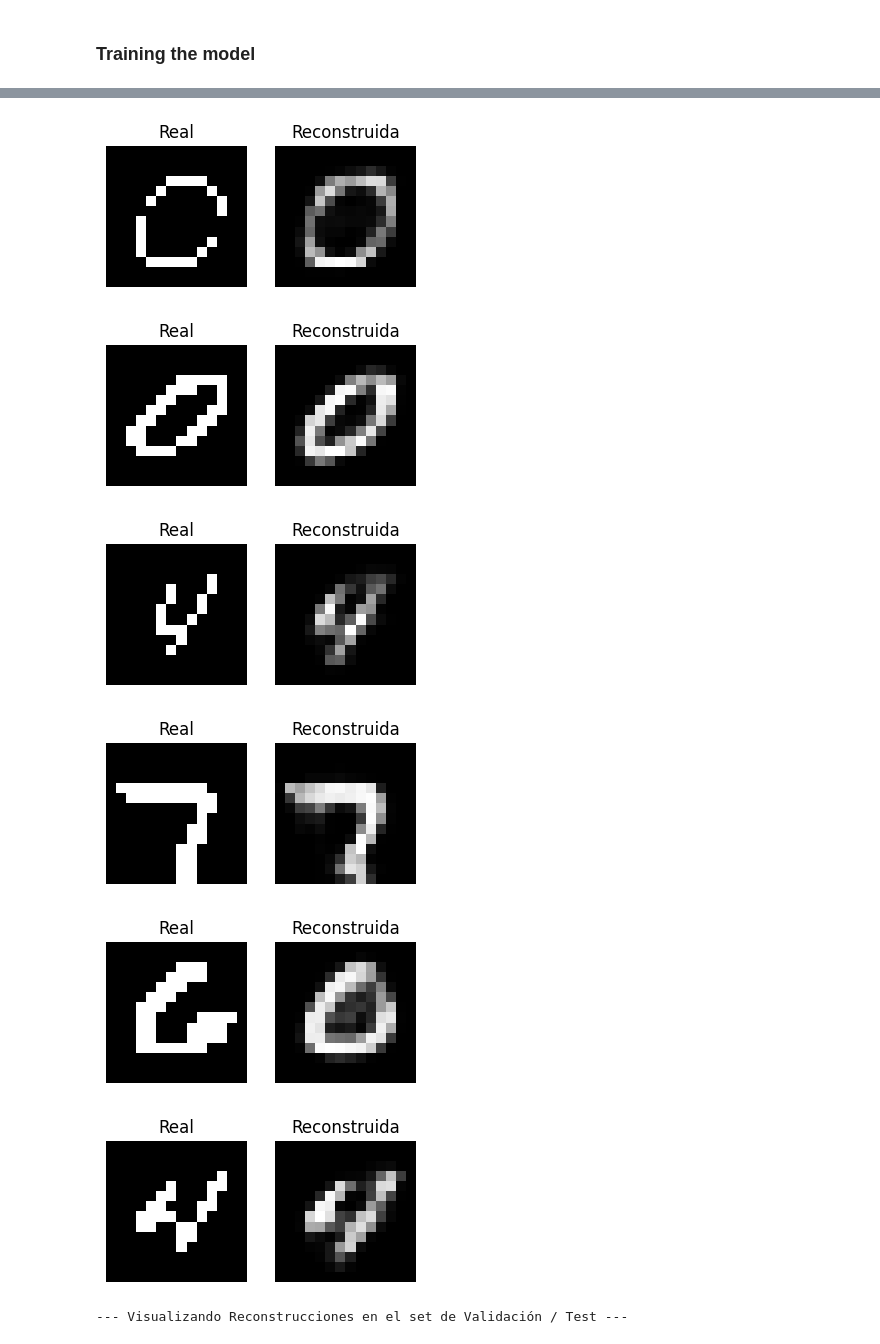
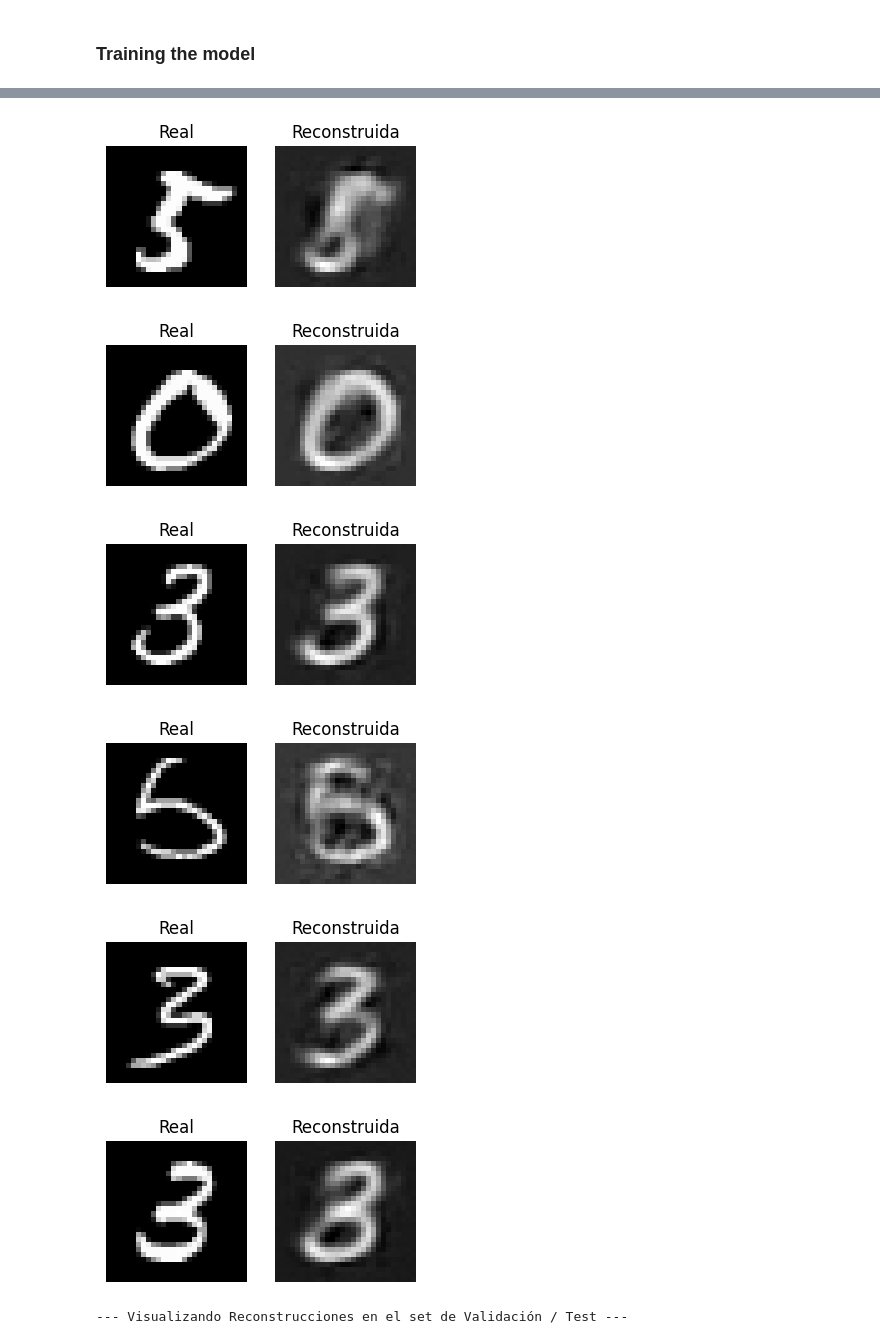
Before and after one commit to arturo-olvrs/VAE-MINST, a Jupyter notebook: vae-minst.ipynb, the cells around one changed output, grey strips where cells are left out. Drawn from its saved outputs; the diff is of its cells as text; code cells hidden in the pictures.

```diff
--- a/vae-minst.ipynb
+++ b/vae-minst.ipynb
@@ -228,6 +236,9 @@ def resize_images(images, new_size=(14, 14)):
         resized[i] = cv2.resize(images[i].astype(np.float32), (new_width, new_height))
     return resized
 
-NEW_WIDTH, NEW_HEIGHT = 14, 14
+NEW_WIDTH, NEW_HEIGHT = 28, 28
 x_train_resized = resize_images(x_train_pre,    (NEW_WIDTH, NEW_HEIGHT))
 x_val_resized = resize_images(x_val_pre,        (NEW_WIDTH, NEW_HEIGHT))
+
+
+show_examples(x_train_resized, y_train, num_classes=10, num_photos=7, title=f"Examples of the MNIST Training Set (Resized to {NEW_WIDTH}x{NEW_HEIGHT})")
@@ -239,8 +252,11 @@ Binarization is applied to the images to convert them into binary images. This i
 MAX_VAL = 255     # Each pixel value in the MNIST dataset is an integer between 0 and 255.
 THRESHOLD = 128
 
-x_train = np.where(x_train_resized  > THRESHOLD, 1.0, 0.0).astype(np.float32)
-x_val   = np.where(x_val_resized    > THRESHOLD, 1.0, 0.0).astype(np.float32)
+# x_train = np.where(x_train_resized  > THRESHOLD, 1.0, 0.0).astype(np.float32)
+# x_val   = np.where(x_val_resized    > THRESHOLD, 1.0, 0.0).astype(np.float32)
 
+# Normalization to [0, 1] range
+x_train = x_train_resized / MAX_VAL
+x_val   = x_val_resized / MAX_VAL
 show_examples(x_train, y_train, num_classes=10, num_photos=7, title="Examples of the MNIST Training Set (Binarization applied)")
 # %% [output]
@@ -309,7 +328,7 @@ scheduler = torch.optim.lr_scheduler.ReduceLROnPlateau(
 ### Training the model
 # %%
 history = {
-    'train_bce': [], 'train_kld': [], 'weight_updates': [],
+    'train_recon_loss': [], 'train_kl_loss': [], 'weight_updates': [],
     'val_step_loss': [], 'val_step_updates': []
 }
 
@@ -332,7 +351,7 @@ for epoch in range(1, NUM_EPOCHS + 1):
         recon_batch, mu, log_var = model(data)
 
         # Calcular pérdida
-        loss, bce, kld = vae_loss_function(recon_batch, data, mu, log_var)
+        loss, recon_loss, kl_loss = vae_loss_function(data, mu, log_var, recon_batch)
 
         # Backward pass (Backpropagation)
         loss.backward()
@@ -342,8 +361,8 @@ for epoch in range(1, NUM_EPOCHS + 1):
 
         # Guardar métricas de este batch
         running_epoch_loss += loss.item()
-        history['train_bce'].append(bce.item() / batch_size)
-        history['train_kld'].append(kld.item() / batch_size)
+        history['train_recon_loss'].append(recon_loss.item() / batch_size)
+        history['train_kl_loss'].append(kl_loss.item() / batch_size)
 
         weight_update_count += 1
         history['weight_updates'].append(weight_update_count)
@@ -357,7 +376,7 @@ for epoch in range(1, NUM_EPOCHS + 1):
                 val_data = val_data.to(device)
 
                 v_recon, v_mu, v_log_var = model(val_data)
-                v_loss, _, _ = vae_loss_function(v_recon, val_data, v_mu, v_log_var)
+                v_loss, _, _ = vae_loss_function(val_data, v_mu, v_log_var, v_recon)
 
                 # Guardar pérdida promedio de este lote de validación
                 history['val_step_loss'].append(v_loss.item() / val_data.shape[0])
@@ -373,7 +392,7 @@ for epoch in range(1, NUM_EPOCHS + 1):
         for test_data, _ in testloader:
             test_data = test_data.to(device)
             t_recon, t_mu, t_log_var = model(test_data)
-            t_loss, _, _ = vae_loss_function(t_recon, test_data, t_mu, t_log_var)
+            t_loss, _, _ = vae_loss_function(test_data, t_mu, t_log_var, t_recon)
             total_test_loss += t_loss.item()
 
     epoch_train_avg = running_epoch_loss / len(trainloader.dataset)
@@ -414,8 +433,8 @@ model.eval()
 # =====================================================================
 plt.figure(figsize=(6, 4), dpi=100)
 # Usamos el diccionario 'history' que armamos en el paso anterior
-plt.plot(history['weight_updates'], history['train_bce'], 'b', label='Error de Reconstrucción (BCE)')
-plt.plot(history['weight_updates'], history['train_kld'], 'g', label='Divergencia KL (KLD)')
+plt.plot(history['weight_updates'], history['train_recon_loss'], 'g', label='Reconstrucción (MSE)')
+plt.plot(history['weight_updates'], history['train_kl_loss'], 'b', label='Divergencia KL (KLD)')
 plt.title('Evolución de los términos del ELBO durante el Entrenamiento')
 plt.xlabel('Actualizaciones de Pesos (Weight Updates)')
 plt.ylabel('Valor de la Pérdida por Imagen')
@@ -438,8 +457,8 @@ def visualizar_reconstrucciones(dataloader, titulo_set):
     # Dibujar las primeras 8 imágenes del lote
     for i in range(8):
         img_real = imagenes[i].cpu().numpy()
-        # Cambiar el vector plano de 196 de vuelta a una matriz de 14x14 para pintar
-        img_recon = reconstruidas[i].view(14, 14).cpu().numpy()
+        # Cambiar el vector plano de 784 de vuelta a una matriz de 28x28 para pintar
+        img_recon = reconstruidas[i].view(NEW_WIDTH, NEW_HEIGHT).cpu().numpy()
 
         fig, axarr = plt.subplots(1, 2, figsize=(4, 2))
         axarr[0].imshow(img_real, cmap='gray')
@@ -494,7 +513,7 @@ plt.show()
-[figure, old version]
+[figure, new version]
-[figure, old version]
+[figure, new version]
-[figure, old version]
+[figure, new version]
-[figure, old version]
+[figure, new version]
-[figure, old version]
+[figure, new version]
-[figure, old version]
+[figure, new version]
 --- Visualizando Reconstrucciones en el set de Validación / Test ---
```
Also changed, not shown: parts of 7 cells of this notebook, 1 other file.
